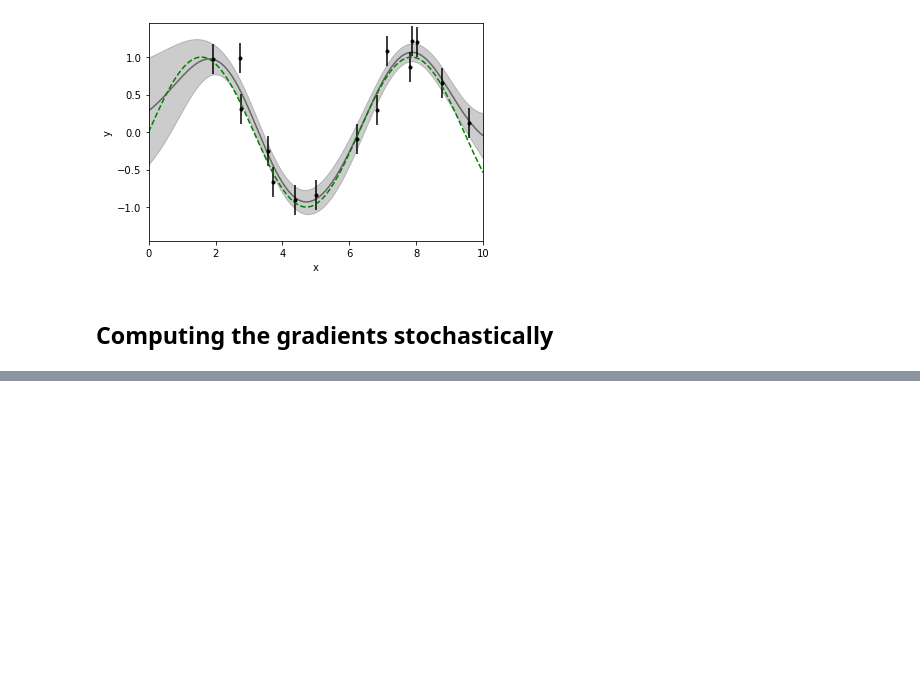
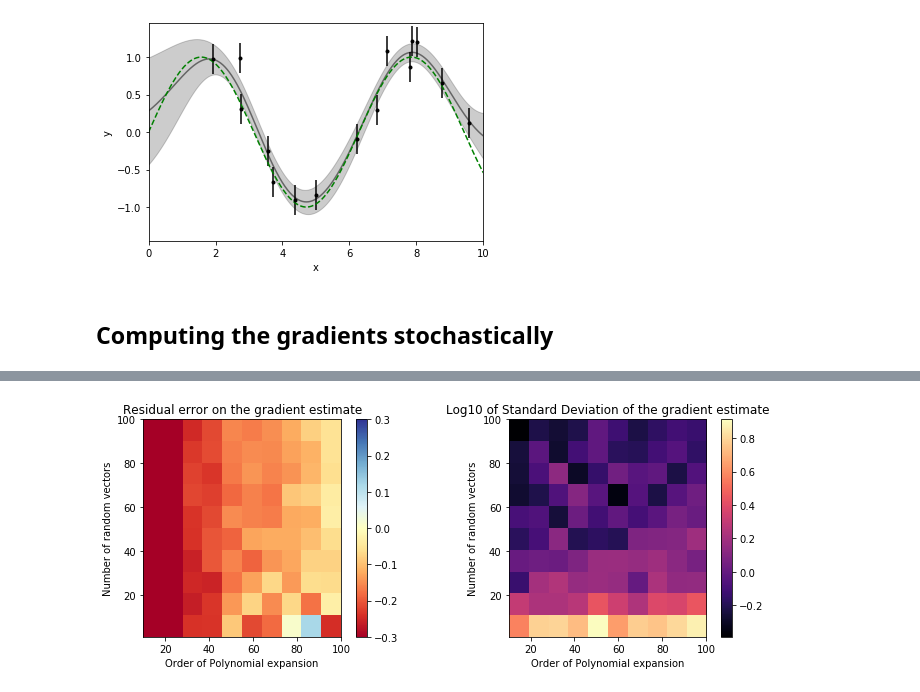
Before and after one commit to EiffL/SSSOB, a Jupyter notebook: notebooks/Chebyshev.ipynb, the cells around one changed output, grey strips where cells are left out. Saved outputs shown, nothing was run; the diff lists cells and outputs as text; code cells hidden in the pictures; blank space fills up the shorter version.

```diff
--- a/notebooks/Chebyshev.ipynb
+++ b/notebooks/Chebyshev.ipynb
@@ -131,0 +134,9 @@ axvline(trace(pinv(M).dot(Mg[:,:,1])),ls='--',color='blue', label="true grad the
+# %%
+n_tests = 20 # number of experiments at one point in parameter space
+
+orders = linspace(10, 200, 32)
+samples = linspace(1, 200, 32)
+xx,yy = meshgrid(orders, samples)
+
+res_mean = np.zeros((32,32))
+res_std = np.zeros((32,32))
@@ -131,0 +158,24 @@ axvline(trace(pinv(M).dot(Mg[:,:,1])),ls='--',color='blue', label="true grad the
+# %%
+gtrue = trace(pinv(M).dot(Mg[:,:,1]))
+
+figure(figsize=(12,4))
+
+subplot(121)
+
+imshow(clip((res_mean[::-1,:] - gtrue) / gtrue,- 0.3,0.3),cmap='RdYlBu',vmin=-0.3,vmax=0.3,
+        extent=[orders[0],orders[-1],samples[0],samples[-1]]) ; colorbar()
+
+xlabel('Order of Polynomial expansion')
+ylabel('Number of random vectors')
+title('Residual error on the gradient estimate');
+
+subplot(122)
+
+imshow(log10(res_std[::-1,:]),cmap='magma',
+        extent=[orders[0],orders[-1],samples[0],samples[-1]]) ; colorbar()
+
+xlabel('Order of Polynomial expansion')
+ylabel('Number of random vectors')
+title('Log10 of Standard Deviation of the gradient estimate');
+# %% [output]
+[figure, added]
```
Also changed, not shown: parts of 8 cells of this notebook.
